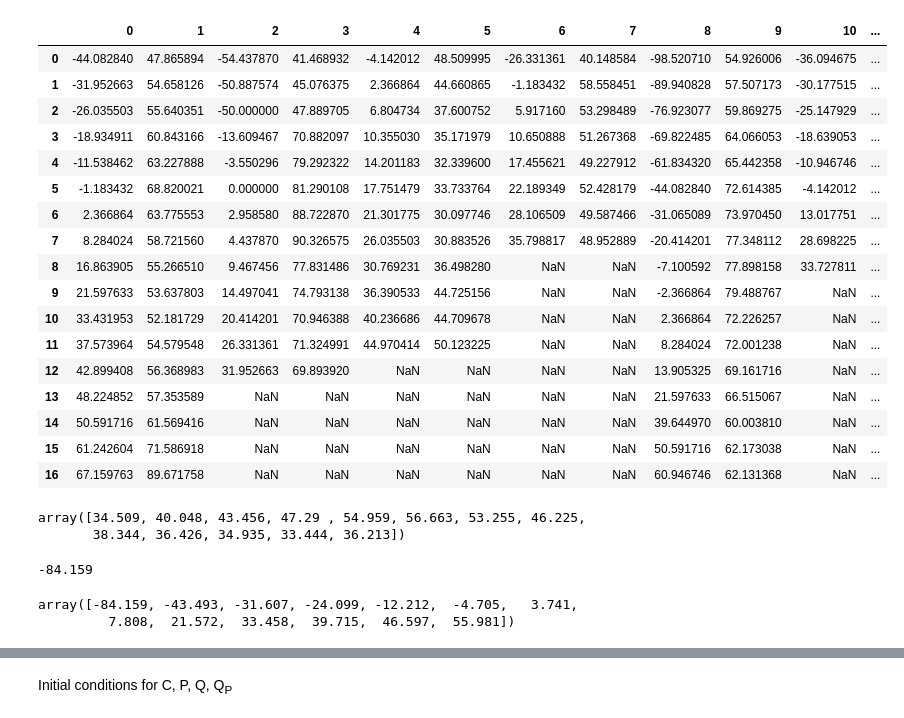
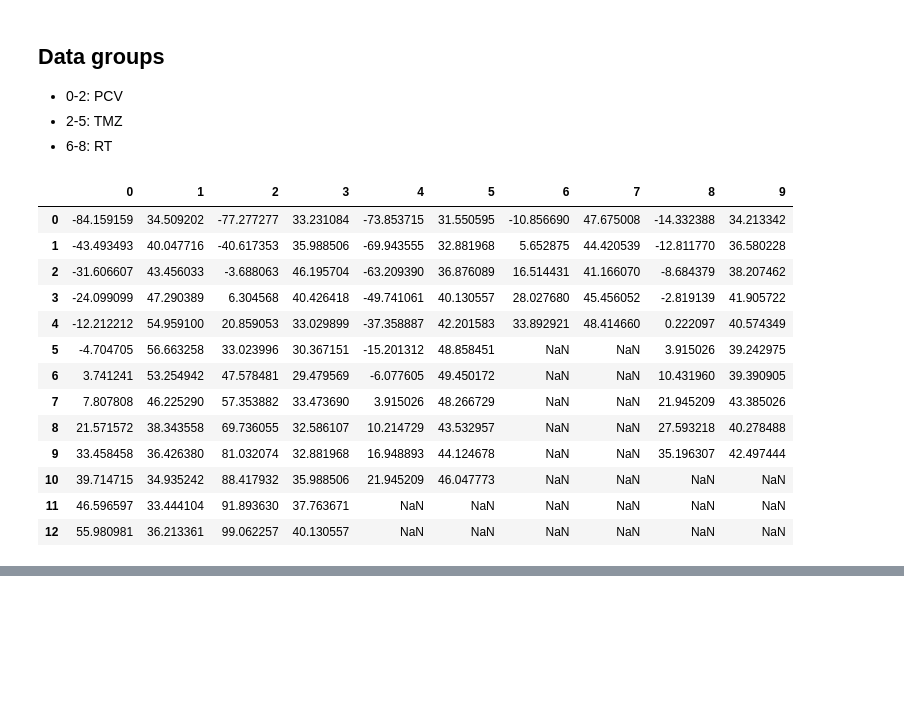
Before and after one commit to JuliaZur/TumorGrowthModel, a Jupyter notebook: TumorGrowth.ipynb, the cells around one changed output, grey strips where cells are left out. Saved outputs shown, nothing was run; the diff lists cells and outputs as text; code cells hidden in the pictures; blank space fills up the shorter version.

Commit message:
group parameters

```diff
--- a/TumorGrowth.ipynb
+++ b/TumorGrowth.ipynb
@@ -31,3 +47,6 @@ data_fig.show()
 # %%
 db_path = ("sqlite:///" +
            os.path.join(tempfile.gettempdir(), "tumor.db"))
+# %%
+MTD2Sphere = False
+data = TPD.load_data(MTD2Sphere)
@@ -34,49 +58,25 @@ db_path = ("sqlite:///" +
+# %% [markdown]
+## Data groups
+* 0-2: PCV
+* 2-5: TMZ
+* 6-8: RT
 # %%
-data[1]
+data[0]
 # %% [output]
-|  | 0 | 1 | 2 | 3 | 4 | 5 | 6 | 7 | 8 | 9 | 10 | ... |
-| 0 | -44.082840 | 47.865894 | -54.437870 | 41.468932 | -4.142012 | 48.509995 | -26.331361 | 40.148584 | -98.520710 | 54.926006 | -36.094675 | ... |
-| 1 | -31.952663 | 54.658126 | -50.887574 | 45.076375 | 2.366864 | 44.660865 | -1.183432 | 58.558451 | -89.940828 | 57.507173 | -30.177515 | ... |
-| 2 | -26.035503 | 55.640351 | -50.000000 | 47.889705 | 6.804734 | 37.600752 | 5.917160 | 53.298489 | -76.923077 | 59.869275 | -25.147929 | ... |
-| 3 | -18.934911 | 60.843166 | -13.609467 | 70.882097 | 10.355030 | 35.171979 | 10.650888 | 51.267368 | -69.822485 | 64.066053 | -18.639053 | ... |
-| 4 | -11.538462 | 63.227888 | -3.550296 | 79.292322 | 14.201183 | 32.339600 | 17.455621 | 49.227912 | -61.834320 | 65.442358 | -10.946746 | ... |
-| 5 | -1.183432 | 68.820021 | 0.000000 | 81.290108 | 17.751479 | 33.733764 | 22.189349 | 52.428179 | -44.082840 | 72.614385 | -4.142012 | ... |
-| 6 | 2.366864 | 63.775553 | 2.958580 | 88.722870 | 21.301775 | 30.097746 | 28.106509 | 49.587466 | -31.065089 | 73.970450 | 13.017751 | ... |
-| 7 | 8.284024 | 58.721560 | 4.437870 | 90.326575 | 26.035503 | 30.883526 | 35.798817 | 48.952889 | -20.414201 | 77.348112 | 28.698225 | ... |
-| 8 | 16.863905 | 55.266510 | 9.467456 | 77.831486 | 30.769231 | 36.498280 | NaN | NaN | -7.100592 | 77.898158 | 33.727811 | ... |
-| 9 | 21.597633 | 53.637803 | 14.497041 | 74.793138 | 36.390533 | 44.725156 | NaN | NaN | -2.366864 | 79.488767 | NaN | ... |
-| 10 | 33.431953 | 52.181729 | 20.414201 | 70.946388 | 40.236686 | 44.709678 | NaN | NaN | 2.366864 | 72.226257 | NaN | ... |
-| 11 | 37.573964 | 54.579548 | 26.331361 | 71.324991 | 44.970414 | 50.123225 | NaN | NaN | 8.284024 | 72.001238 | NaN | ... |
-| 12 | 42.899408 | 56.368983 | 31.952663 | 69.893920 | NaN | NaN | NaN | NaN | 13.905325 | 69.161716 | NaN | ... |
-| 13 | 48.224852 | 57.353589 | NaN | NaN | NaN | NaN | NaN | NaN | 21.597633 | 66.515067 | NaN | ... |
-| 14 | 50.591716 | 61.569416 | NaN | NaN | NaN | NaN | NaN | NaN | 39.644970 | 60.003810 | NaN | ... |
-| 15 | 61.242604 | 71.586918 | NaN | NaN | NaN | NaN | NaN | NaN | 50.591716 | 62.173038 | NaN | ... |
-| 16 | 67.159763 | 89.671758 | NaN | NaN | NaN | NaN | NaN | NaN | 60.946746 | 62.131368 | NaN | ... |
+|  | 0 | 1 | 2 | 3 | 4 | 5 | 6 | 7 | 8 | 9 |
+| 0 | -84.159159 | 34.509202 | -77.277277 | 33.231084 | -73.853715 | 31.550595 | -10.856690 | 47.675008 | -14.332388 | 34.213342 |
+| 1 | -43.493493 | 40.047716 | -40.617353 | 35.988506 | -69.943555 | 32.881968 | 5.652875 | 44.420539 | -12.811770 | 36.580228 |
+| 2 | -31.606607 | 43.456033 | -3.688063 | 46.195704 | -63.209390 | 36.876089 | 16.514431 | 41.166070 | -8.684379 | 38.207462 |
+| 3 | -24.099099 | 47.290389 | 6.304568 | 40.426418 | -49.741061 | 40.130557 | 28.027680 | 45.456052 | -2.819139 | 41.905722 |
+| 4 | -12.212212 | 54.959100 | 20.859053 | 33.029899 | -37.358887 | 42.201583 | 33.892921 | 48.414660 | 0.222097 | 40.574349 |
+| 5 | -4.704705 | 56.663258 | 33.023996 | 30.367151 | -15.201312 | 48.858451 | NaN | NaN | 3.915026 | 39.242975 |
+| 6 | 3.741241 | 53.254942 | 47.578481 | 29.479569 | -6.077605 | 49.450172 | NaN | NaN | 10.431960 | 39.390905 |
+| 7 | 7.807808 | 46.225290 | 57.353882 | 33.473690 | 3.915026 | 48.266729 | NaN | NaN | 21.945209 | 43.385026 |
+| 8 | 21.571572 | 38.343558 | 69.736055 | 32.586107 | 10.214729 | 43.532957 | NaN | NaN | 27.593218 | 40.278488 |
+| 9 | 33.458458 | 36.426380 | 81.032074 | 32.881968 | 16.948893 | 44.124678 | NaN | NaN | 35.196307 | 42.497444 |
+| 10 | 39.714715 | 34.935242 | 88.417932 | 35.988506 | 21.945209 | 46.047773 | NaN | NaN | NaN | NaN |
+| 11 | 46.596597 | 33.444104 | 91.893630 | 37.763671 | NaN | NaN | NaN | NaN | NaN | NaN |
+| 12 | 55.980981 | 36.213361 | 99.062257 | 40.130557 | NaN | NaN | NaN | NaN | NaN | NaN |
-# %%
-PATIENT_N = 0
-PATIENT = (PATIENT_N, PATIENT_N+1)
-GROUP = 0
-measurement_data = np.array(data[GROUP][PATIENT[1]][data[GROUP][PATIENT[1]].notnull()])
-measurement_data = np.array([round(d, 3) for d in measurement_data])
-measurement_data
-# %% [output]
-array([34.509, 40.048, 43.456, 47.29 , 54.959, 56.663, 53.255, 46.225,
-       38.344, 36.426, 34.935, 33.444, 36.213])
-# %%
-measurement_times = np.array(data[GROUP][PATIENT[0]][data[GROUP][PATIENT[0]].notnull()])
-measurement_times = np.array([round(t, 3) for t in measurement_times])
-t_cure = measurement_times[0]
-print(t_cure)
-transform = lambda t: t - t_cure
-# measurement_times = transform(measurement_times)
-
-# measurement_times = np.arange(len(measurement_data))
-
-measurement_times
-# %% [output]
--84.159
-array([-84.159, -43.493, -31.607, -24.099, -12.212,  -4.705,   3.741,
-         7.808,  21.572,  33.458,  39.715,  46.597,  55.981])
 # %% [markdown]
 # Model
 <img src="ODE_cycle.jpg" width="600">
@@ -113,5 +113,3 @@ autorzy zakładają: gamma_P = gamma_Q
 **k_P_Q** - constant rate of transfer from P to Q tissue
 
 **K** - maximal tumor size
-# %% [markdown]
-Initial conditions for C, P, Q, Q<sub>P</sub>
```
Also changed, not shown: parts of 49 cells of this notebook.
